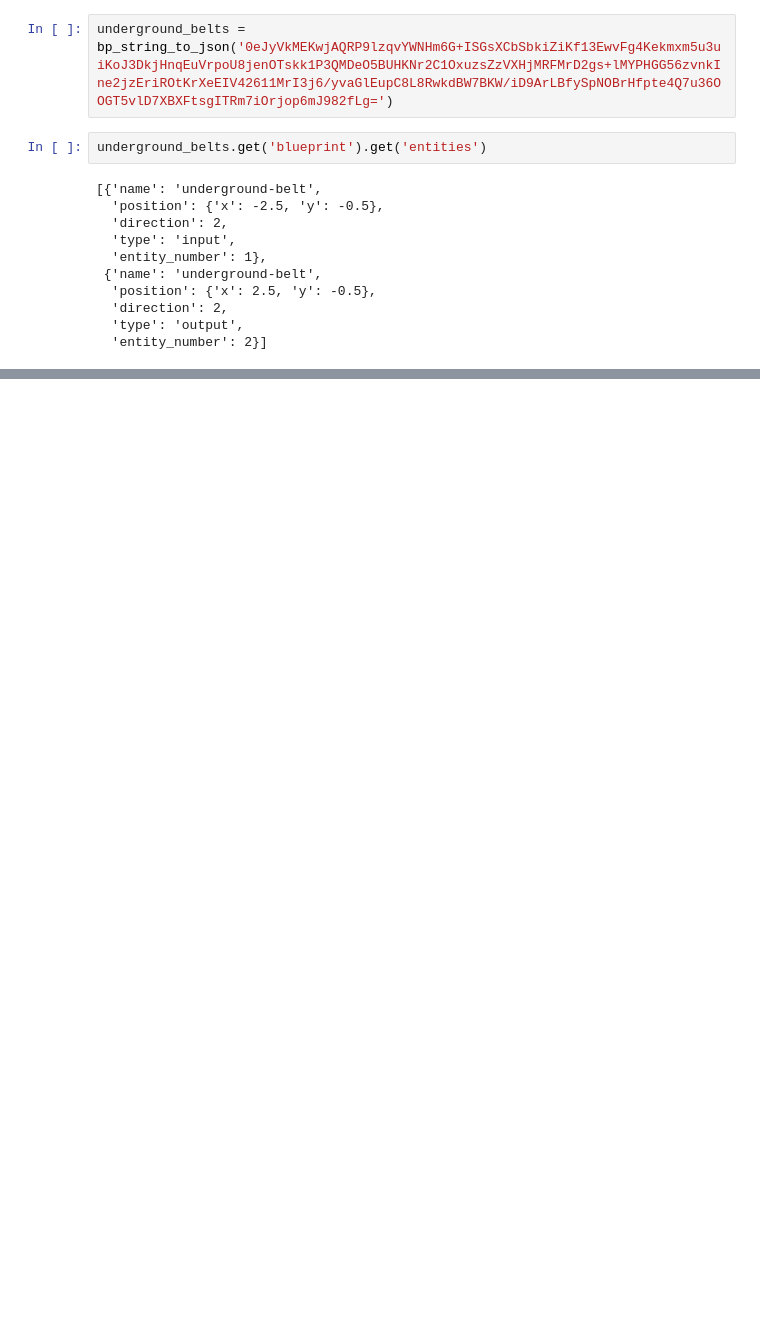
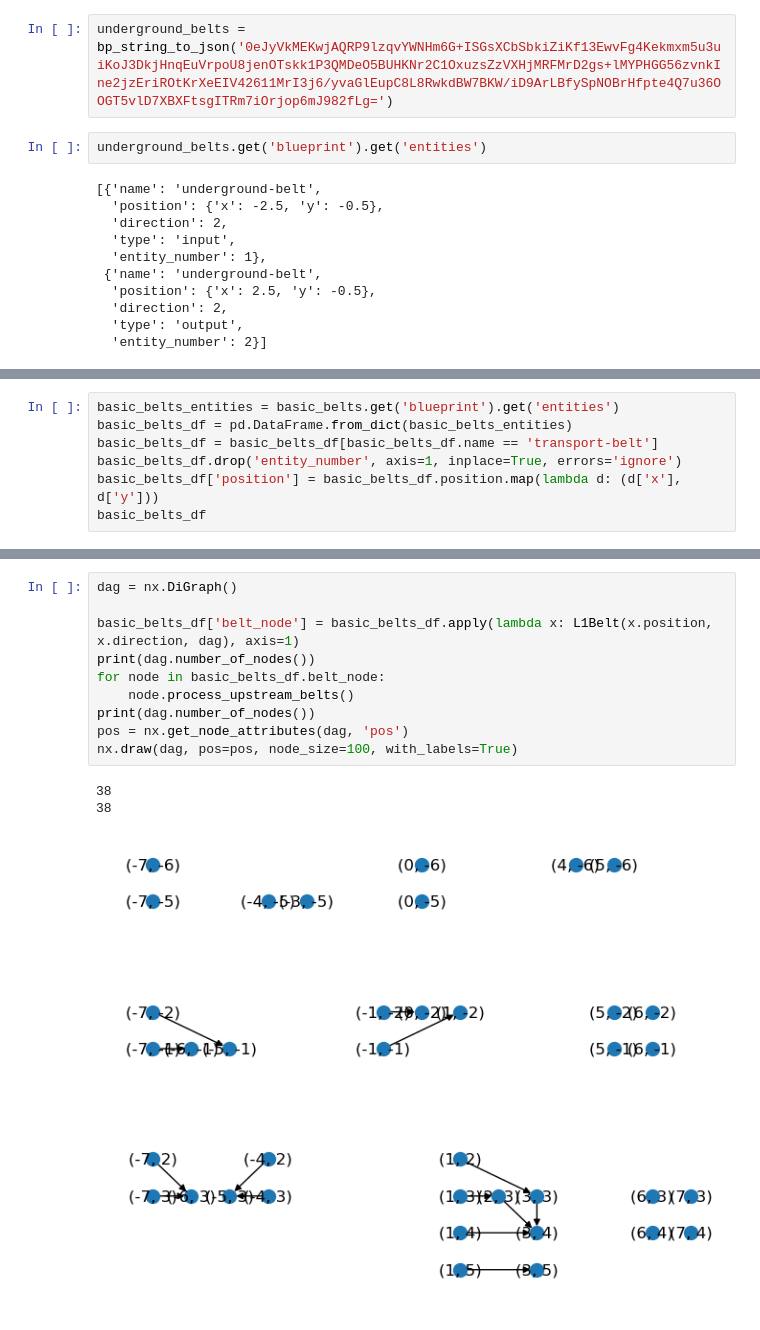
Before and after one commit to kss39/factorio_design_compiler, a Jupyter notebook: factorio_design_compiler/playground/new_blueprint_explore.ipynb, the cells around one changed output, grey strips where cells are left out. Cells and saved outputs as stored; diff of their text form; blank space fills up the shorter version.

```diff
--- a/factorio_design_compiler/playground/new_blueprint_explore.ipynb
+++ b/factorio_design_compiler/playground/new_blueprint_explore.ipynb
@@ -251,0 +283,7 @@ underground_belts.get('blueprint').get('entities')
+# %%
+basic_belts_entities = basic_belts.get('blueprint').get('entities')
+basic_belts_df = pd.DataFrame.from_dict(basic_belts_entities)
+basic_belts_df = basic_belts_df[basic_belts_df.name == 'transport-belt']
+basic_belts_df.drop('entity_number', axis=1, inplace=True, errors='ignore')
+basic_belts_df['position'] = basic_belts_df.position.map(lambda d: (d['x'], d['y']))
+basic_belts_df
@@ -251,0 +308,14 @@ underground_belts.get('blueprint').get('entities')
+# %%
+dag = nx.DiGraph()
+
+basic_belts_df['belt_node'] = basic_belts_df.apply(lambda x: L1Belt(x.position, x.direction, dag), axis=1)
+print(dag.number_of_nodes())
+for node in basic_belts_df.belt_node:
+    node.process_upstream_belts()
+print(dag.number_of_nodes())
+pos = nx.get_node_attributes(dag, 'pos')
+nx.draw(dag, pos=pos, node_size=100, with_labels=True)
+# %% [output]
+38
+38
+[figure, added]
```
Also changed, not shown: parts of 7 cells of this notebook, 1 other file.
